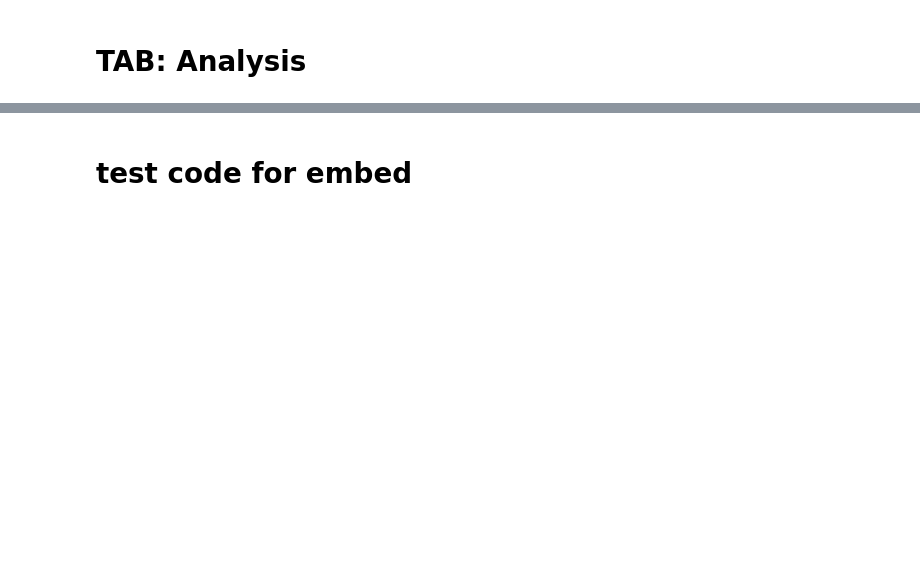
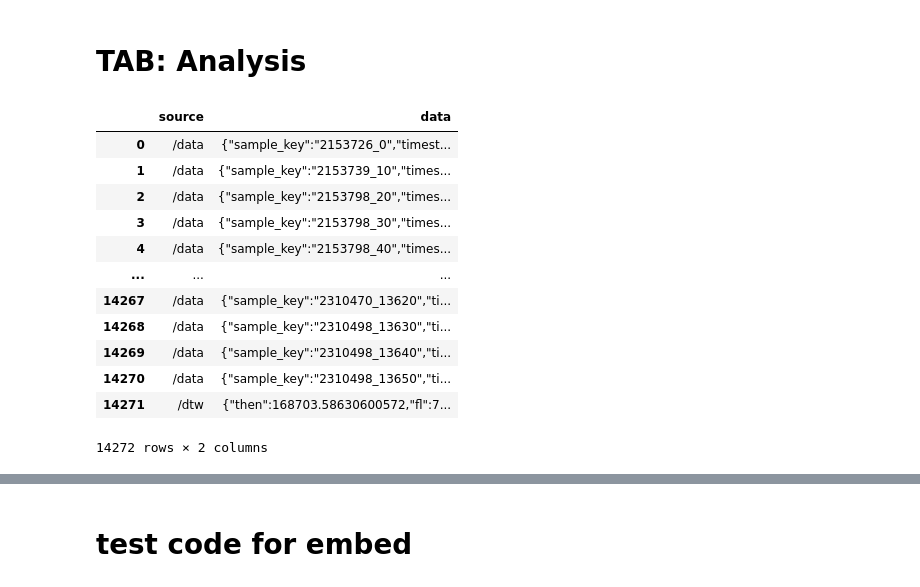
Before and after one commit to ircam-ismm/nime2022-elicitation-demo, a Jupyter notebook: notebooks/analysis.ipynb, the cells around one changed output, grey strips where cells are left out. Cells and saved outputs as stored; diff of their text form; code cells hidden in the pictures; blank space fills up the shorter version.

```diff
--- a/notebooks/analysis.ipynb
+++ b/notebooks/analysis.ipynb
@@ -7,5 +7,21 @@ filename = "../data/user/data_11052022_170918.csv"
 # %%
 data = pd.read_csv(filename, index_col=0)
 data.columns = ['source', 'data']
+# %%
+data
+# %% [output]
+|  | source | data |
+| 0 | /data | {"sample_key":"2153726_0","timest... |
+| 1 | /data | {"sample_key":"2153739_10","times... |
+| 2 | /data | {"sample_key":"2153798_20","times... |
+| 3 | /data | {"sample_key":"2153798_30","times... |
+| 4 | /data | {"sample_key":"2153798_40","times... |
+| ... | ... | ... |
+| 14267 | /data | {"sample_key":"2310470_13620","ti... |
+| 14268 | /data | {"sample_key":"2310498_13630","ti... |
+| 14269 | /data | {"sample_key":"2310498_13640","ti... |
+| 14270 | /data | {"sample_key":"2310498_13650","ti... |
+| 14271 | /dtw | {"then":168703.58630600572,"fl":7... |
+14272 rows × 2 columns
 # %%
 df = utils.format_from_df(data)
```
Also changed, not shown: parts of 3 cells of this notebook.
